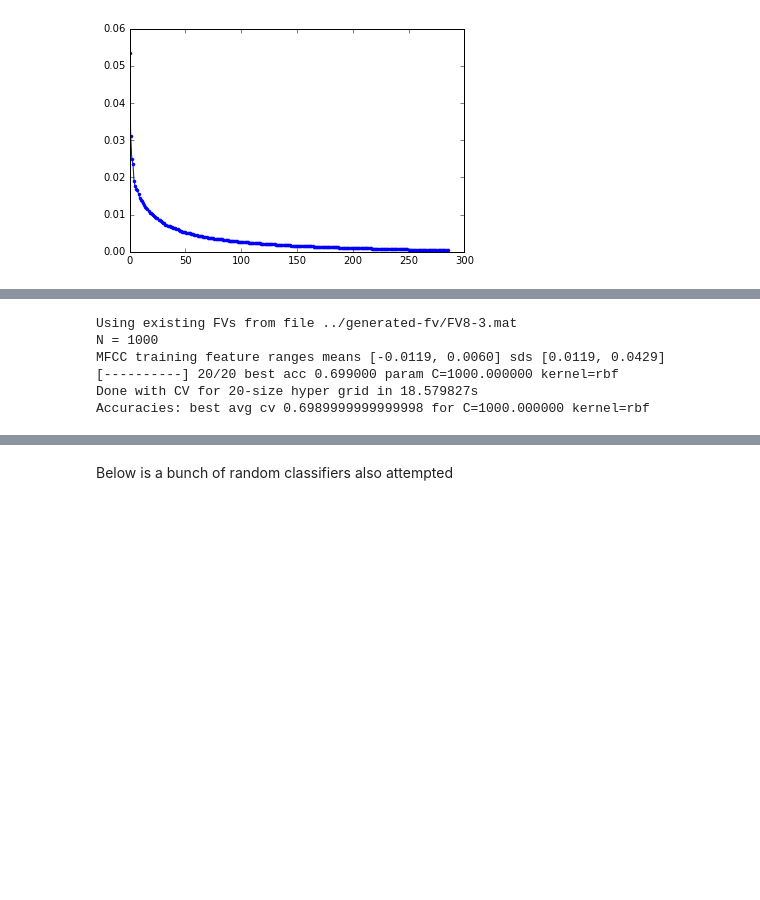
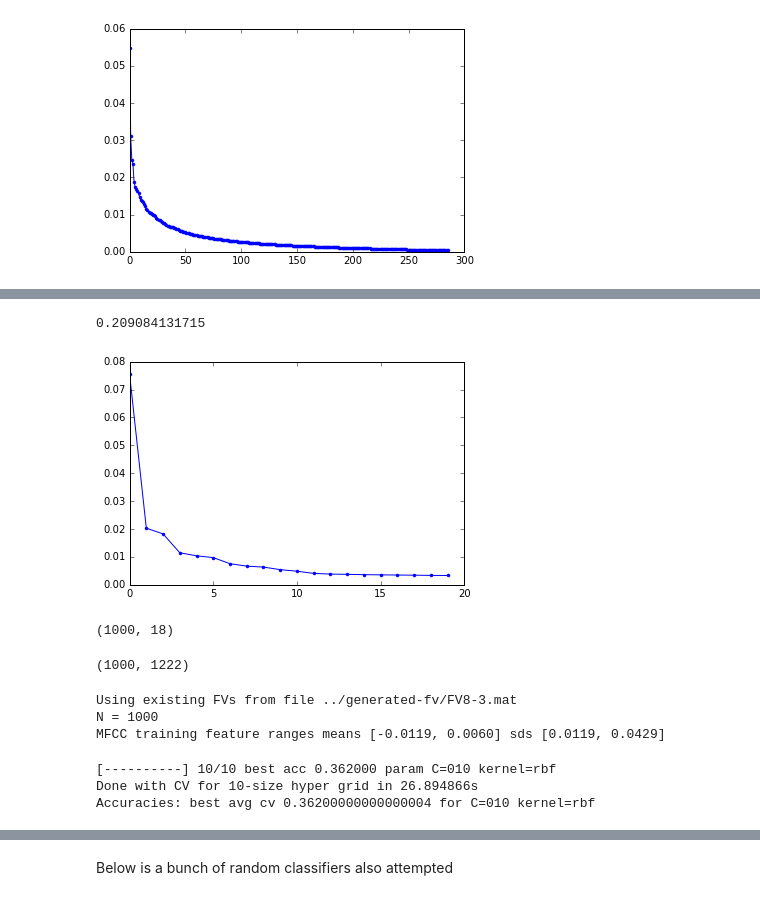
Before and after one commit to PrincetonUniversity/vox-music-classification, a Jupyter notebook: notebooks/fv-msvm.ipynb, the cells around one changed output, grey strips where cells are left out. Saved outputs shown, nothing was run; the diff lists cells and outputs as text; code cells hidden in the pictures; blank space fills up the shorter version.

```diff
--- a/notebooks/fv-msvm.ipynb
+++ b/notebooks/fv-msvm.ipynb
@@ -99,16 +124,38 @@ roughness (1000, 1222)
+# %%
+plt.plot(pca.explained_variance_ratio_[:20], '.-')
+print(sum(pca.explained_variance_ratio_[:20]))
+plt.show()
+# %% [output]
+0.209084131715
+[figure, added]
+# %%
+pca = PCA(whiten=True, n_components=0.20).fit(flat_chroma)
+pca_chroma = pca.transform(flat_chroma)
+pca_chroma.shape
+# %% [output]
+(1000, 18)
+# %%
+D['roughness'].shape
+# %% [output]
+(1000, 1222)
+# %%
+num_clusters, exemplar = 8, 3
+X, Y = load_all_fv(num_clusters, exemplar)
+T = num_clusters * 2
+t = (exemplar - (1 if exemplar % 2 == 0 else 0)) * 2 - 1
+X = np.average(riffle(X, t, T), axis=2)
+X = D['hcdf']#np.concatenate((X, D['hcdf']), axis=1)
+# %% [output]
+Using existing FVs from file ../generated-fv/FV8-3.mat
+N = 1000
+MFCC training feature ranges means [-0.0119, 0.0060] sds [0.0119, 0.0429]
 # %%
-num_clusters, exemplar = 8, 3
-X, Y = load_all_fv(num_clusters, exemplar)
-T = num_clusters * 2
-t = (exemplar - (1 if exemplar % 2 == 0 else 0)) * 2 - 1
-X = np.average(riffle(X, t, T), axis=2)
-
 def logRange(lo, hi): return [10 ** i for i in range(lo, hi)]
-Cs = logRange(-10, 10)
+Cs = logRange(0, 10)
 kernels = ['rbf']
 hypers = list(itertools.product(Cs, kernels))
 
-def print_svc(C, k): return 'C={:03f} kernel={}'.format(C, k)
+def print_svc(C, k): return 'C={:03g} kernel={}'.format(C, k)
 def make_svc(C, k):
     if k == 'poly': return SVC(C=C, kernel=k, coef0=1.0, degree=5)
     else: return SVC(C=C, kernel=k)
@@ -118,12 +165,11 @@ t = time.time()
 skf = StratifiedKFold(Y, n_folds=4, shuffle=True, random_state=1)
 for i, tup in enumerate(hypers):
     svm = make_svc(*tup)
-    score = np.average(cross_val_score(svm, X, Y, cv=skf,
-                                       n_jobs=-1))
+    score = np.average(cross_val_score(svm, X, Y, cv=skf, n_jobs=-1))
     if score > best_acc:
         best_acc = score
         best_params = tup
-    print('\r{} best acc {:03f} param {}'.format(
+    print('\r{} best acc {:03g} param {}'.format(
             completion_bar(i + 1, len(hypers), width=10), best_acc,
             print_svc(*best_params)), end='')
     sys.stdout.flush()
@@ -134,11 +180,8 @@ print('\nDone with CV for {}-size hyper grid in {:03f}s'.format(
         len(hypers), t))
 print('Accuracies: best avg cv {} for {}'.format(best_acc, print_svc(*best_params)))
 # %% [output]
-Using existing FVs from file ../generated-fv/FV8-3.mat
-N = 1000
-MFCC training feature ranges means [-0.0119, 0.0060] sds [0.0119, 0.0429]
-[----------] 20/20 best acc 0.699000 param C=1000.000000 kernel=rbf
-Done with CV for 20-size hyper grid in 18.579827s
-Accuracies: best avg cv 0.6989999999999998 for C=1000.000000 kernel=rbf
+[----------] 10/10 best acc 0.362000 param C=010 kernel=rbf
+Done with CV for 10-size hyper grid in 26.894866s
+Accuracies: best avg cv 0.36200000000000004 for C=010 kernel=rbf
 # %%
 from sklearn.metrics import confusion_matrix
```
Also changed, not shown: parts of 6 cells of this notebook.
